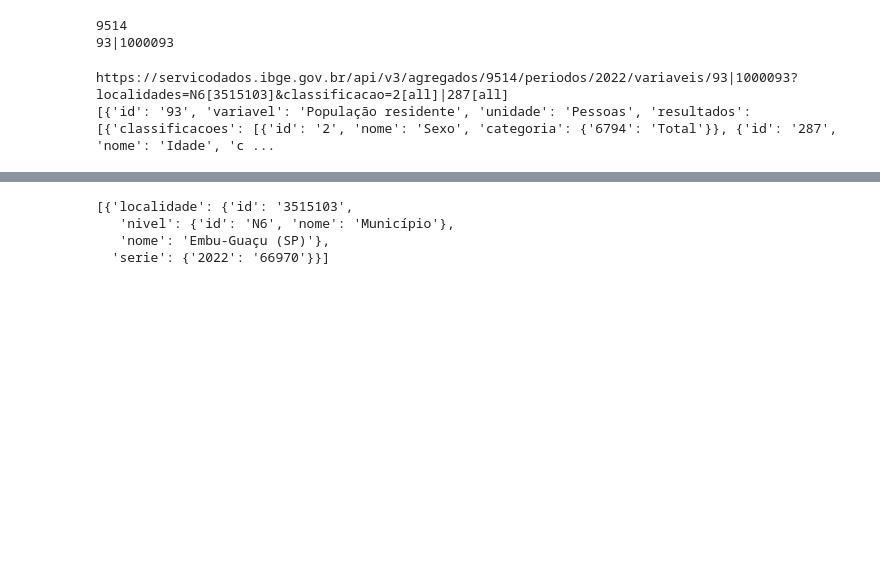
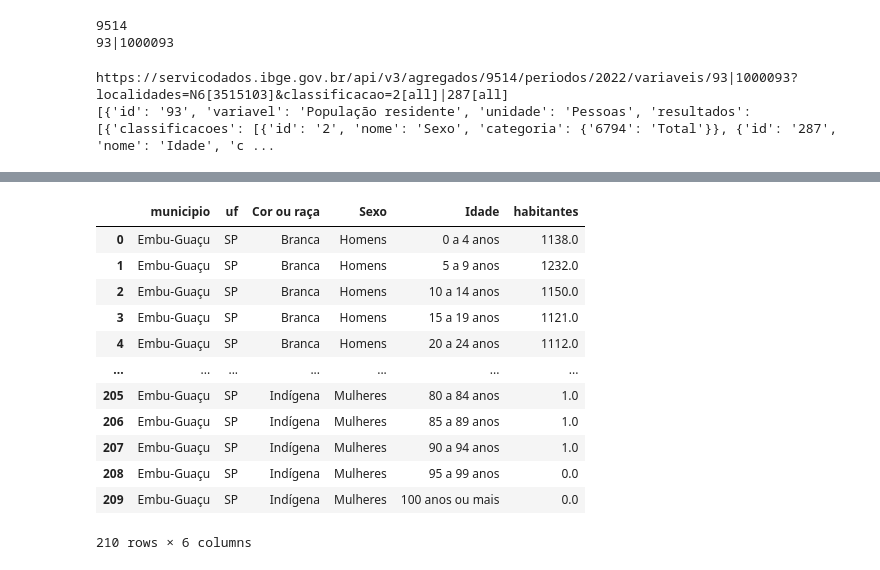
Before and after one commit to jackson-simionato/datathon_pos_tech, a Jupyter notebook: 3_get_municipality_data.ipynb, the cells around one changed output, grey strips where cells are left out. Saved outputs shown, nothing was run; the diff lists cells and outputs as text; code cells hidden in the pictures; blank space fills up the shorter version.

Commit message:
data acquired IBGE: population by gender and age

```diff
--- a/3_get_municipality_data.ipynb
+++ b/3_get_municipality_data.ipynb
@@ -248,0 +337,3 @@ https://servicodados.ibge.gov.br/api/v3/agregados/9514/periodos/2022/variaveis/9
+# %%
+for result in data_json:
+    print(result)
@@ -248,0 +346,7 @@ https://servicodados.ibge.gov.br/api/v3/agregados/9514/periodos/2022/variaveis/9
+# %%
+url_final = 'https://servicodados.ibge.gov.br/api/v3/agregados/9606/periodos/2022/variaveis/93?localidades=N6[3515103]&classificacao=86[2776,2777,2778,2779,2780]|2[4,5]|287[93070,93084,93085,93086,93087,93088,93089,93090,93091,93092,93093,93094,93095,93096,93097,93098,49108,49109,60040,60041,6653]'
+# %%
+response = requests.get(url_final)
+data_json = response.json()
+
+print(data_json)
@@ -249,16 +355,31 @@ https://servicodados.ibge.gov.br/api/v3/agregados/9514/periodos/2022/variaveis/9
 # %%
+municipio = 'Embu-Guaçu'
+uf = 'SP'
+
+list_results = []
+
 for result in data_json[0]['resultados']:
-    print(result)
+    dict_result = {'municipio':municipio,'uf':uf}
 
     for classif in result['classificacoes']:
         var_name = classif['nome']
         var_class = list(classif['categoria'].values())[0]
-        var_value = float(list(result['series'][-1]['serie'].values())[0])
 
-        print(var_name)
-        print(var_class)
-        print(var_value)
-        print('\n')
+        try:
+            var_value = float(list(result['series'][-1]['serie'].values())[0])
+        except:
+            var_value = 0
 
-    print('----------------')
+        dict_result[var_name] = var_class
+        print(var_name, var_class, var_value)
+
+    dict_result['habitantes'] = var_value
+    list_results.append(dict_result)
+
+df_censo = pd.DataFrame(list_results)
+#df_censo.columns = ['municipio','uf','sexo','idade','declaracao_idade','habitantes']
+#df_censo.drop(columns=['declaracao_idade'], inplace=True)
+#df_censo = df_censo.query('idade != "Total" & sexo != "Total"')
+
+df_censo.to_csv('./data/processed/populacao_embu_guacu_2022_raca_sexo_idade.csv', index=False)
 # %% [output]
@@ -282,7 +403,16 @@ Forma de declaração da idade
-# %%
-data_json[0]['resultados'][0]['series']
-# %% [output]
-[{'localidade': {'id': '3515103',
-   'nivel': {'id': 'N6', 'nome': 'Município'},
-   'nome': 'Embu-Guaçu (SP)'},
-  'serie': {'2022': '66970'}}]
+# %%
+df_censo
+# %% [output]
+|  | municipio | uf | Cor ou raça | Sexo | Idade | habitantes |
+| 0 | Embu-Guaçu | SP | Branca | Homens | 0 a 4 anos | 1138.0 |
+| 1 | Embu-Guaçu | SP | Branca | Homens | 5 a 9 anos | 1232.0 |
+| 2 | Embu-Guaçu | SP | Branca | Homens | 10 a 14 anos | 1150.0 |
+| 3 | Embu-Guaçu | SP | Branca | Homens | 15 a 19 anos | 1121.0 |
+| 4 | Embu-Guaçu | SP | Branca | Homens | 20 a 24 anos | 1112.0 |
+| ... | ... | ... | ... | ... | ... | ... |
+| 205 | Embu-Guaçu | SP | Indígena | Mulheres | 80 a 84 anos | 1.0 |
+| 206 | Embu-Guaçu | SP | Indígena | Mulheres | 85 a 89 anos | 1.0 |
+| 207 | Embu-Guaçu | SP | Indígena | Mulheres | 90 a 94 anos | 1.0 |
+| 208 | Embu-Guaçu | SP | Indígena | Mulheres | 95 a 99 anos | 0.0 |
+| 209 | Embu-Guaçu | SP | Indígena | Mulheres | 100 anos ou mais | 0.0 |
+210 rows × 6 columns
```
Also changed, not shown: parts of 11 cells of this notebook, 3 other files.
